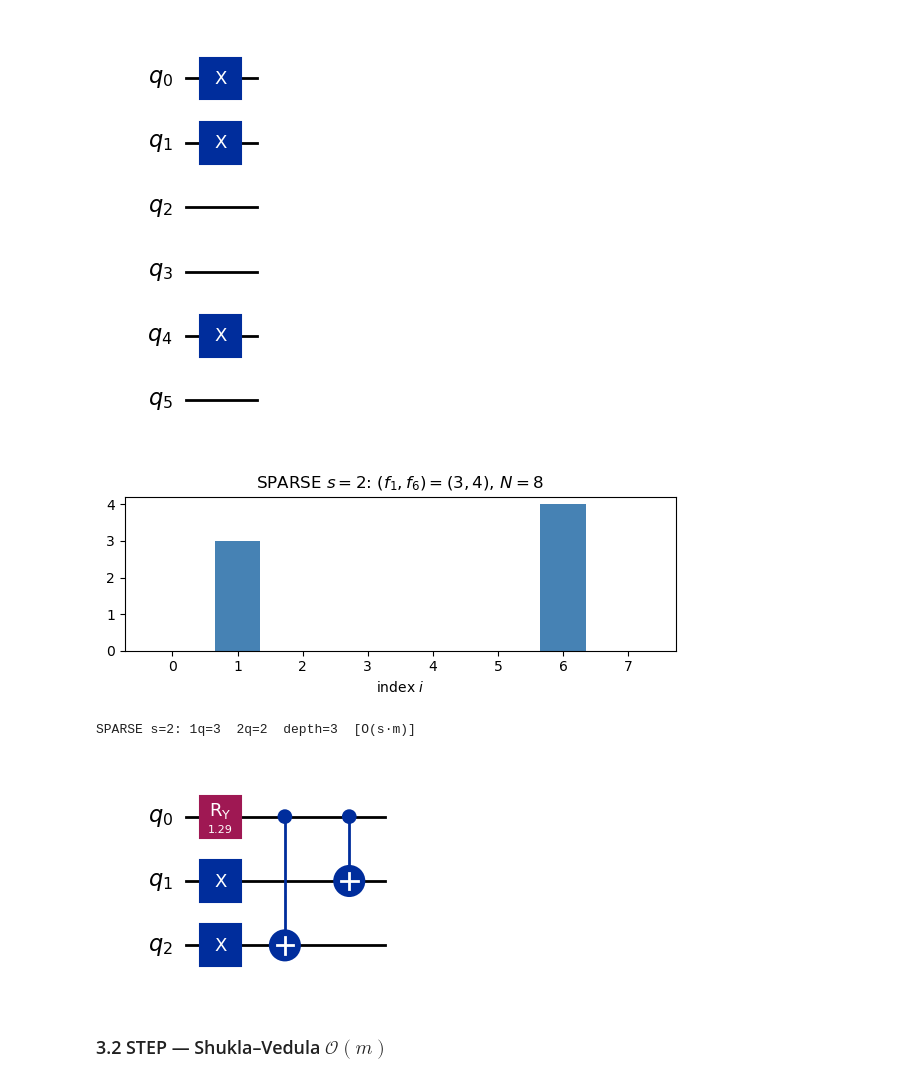
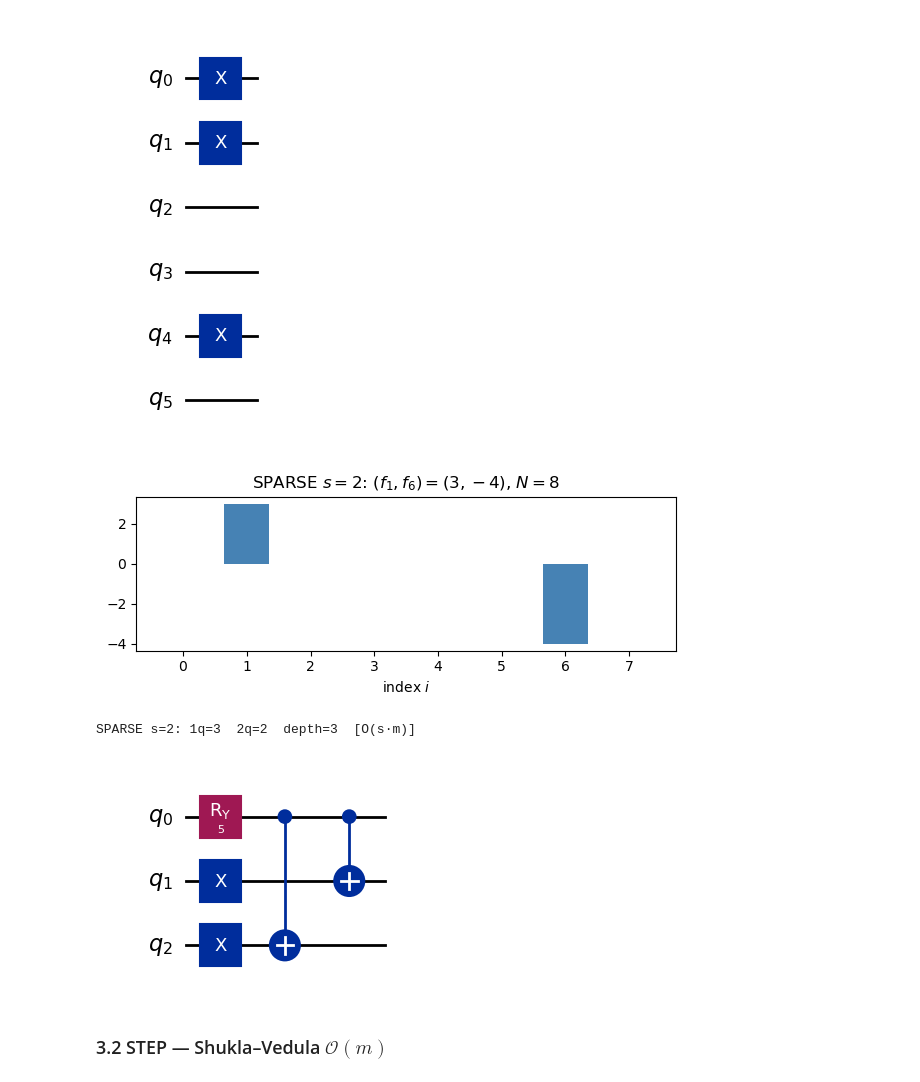
Before and after one commit to UW-ERSL/PyEncode, a Jupyter notebook: notebooks/paperExperiments.ipynb, the cells around one changed output. Cells and saved outputs as stored; diff of their text form; code cells hidden in the pictures.

Commit message:
Sparse with negative values

```diff
--- a/notebooks/paperExperiments.ipynb
+++ b/notebooks/paperExperiments.ipynb
@@ -98,15 +98,15 @@ SPARSE s=1 (k=19): 1q=3  2q=0  depth=1  [O(s·m)]
 [figure]
 # %%
 # s=2: two point loads with distinct amplitudes
-circuit, info = encode(SPARSE([(1, 3.0), (6, 4.0)]), N=8)
-f = np.zeros(8); f[1] = 3.0; f[6] = 4.0
-plot_vector(f, r"SPARSE $s=2$: $(f_1, f_6)=(3, 4)$, $N=8$")
+circuit, info = encode(SPARSE([(1, 3.0), (6, -4.0)]), N=8)
+f = np.zeros(8); f[1] = 3.0; f[6] = -4.0
+plot_vector(f, r"SPARSE $s=2$: $(f_1, f_6)=(3, -4)$, $N=8$")
 report(circuit, info, "SPARSE s=2")
 circuit.draw("mpl")
 # %% [output]
-[figure, old version]
+[figure, new version]
 SPARSE s=2: 1q=3  2q=2  depth=3  [O(s·m)]
-[figure, old version]
+[figure, new version]
 # %% [markdown]
 ### 3.2 STEP — Shukla–Vedula $\mathcal{O}(m)$
 # %%
```
Also changed, not shown: parts of 1 cell of this notebook, 1 other file.
